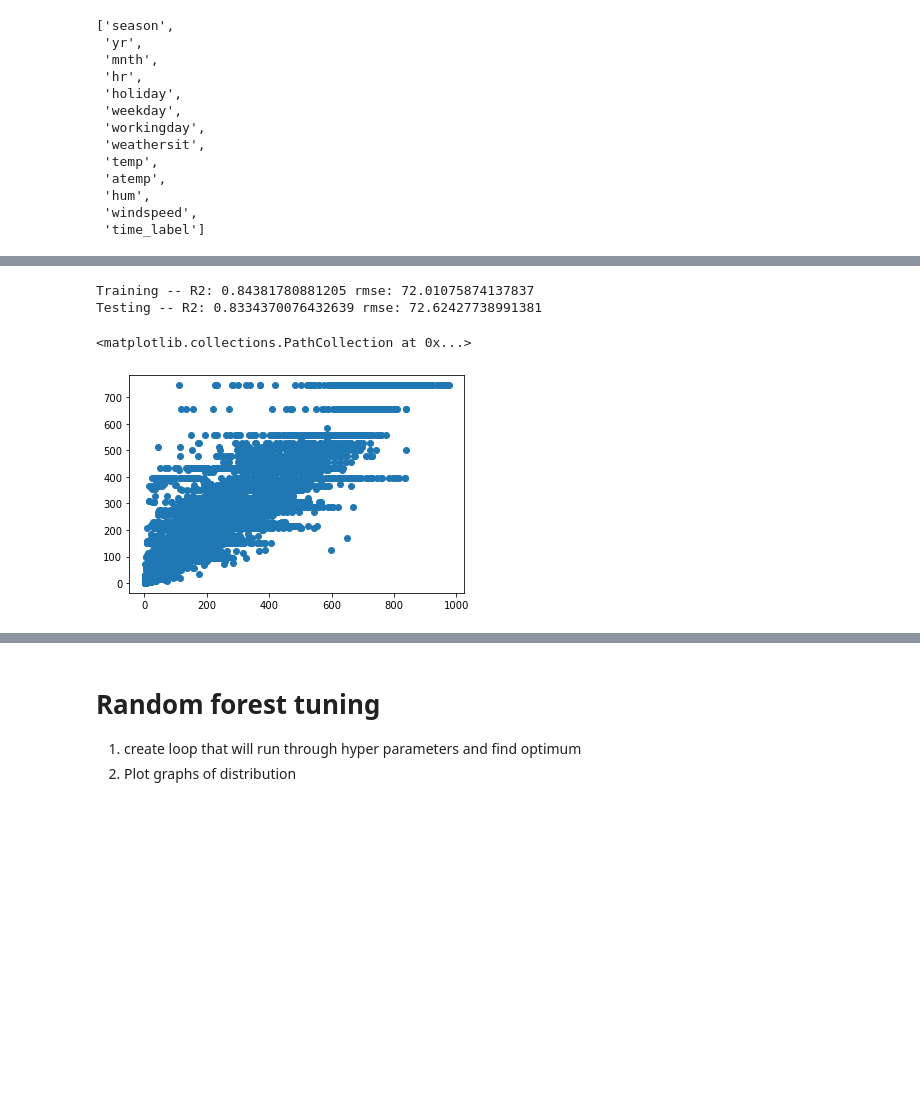
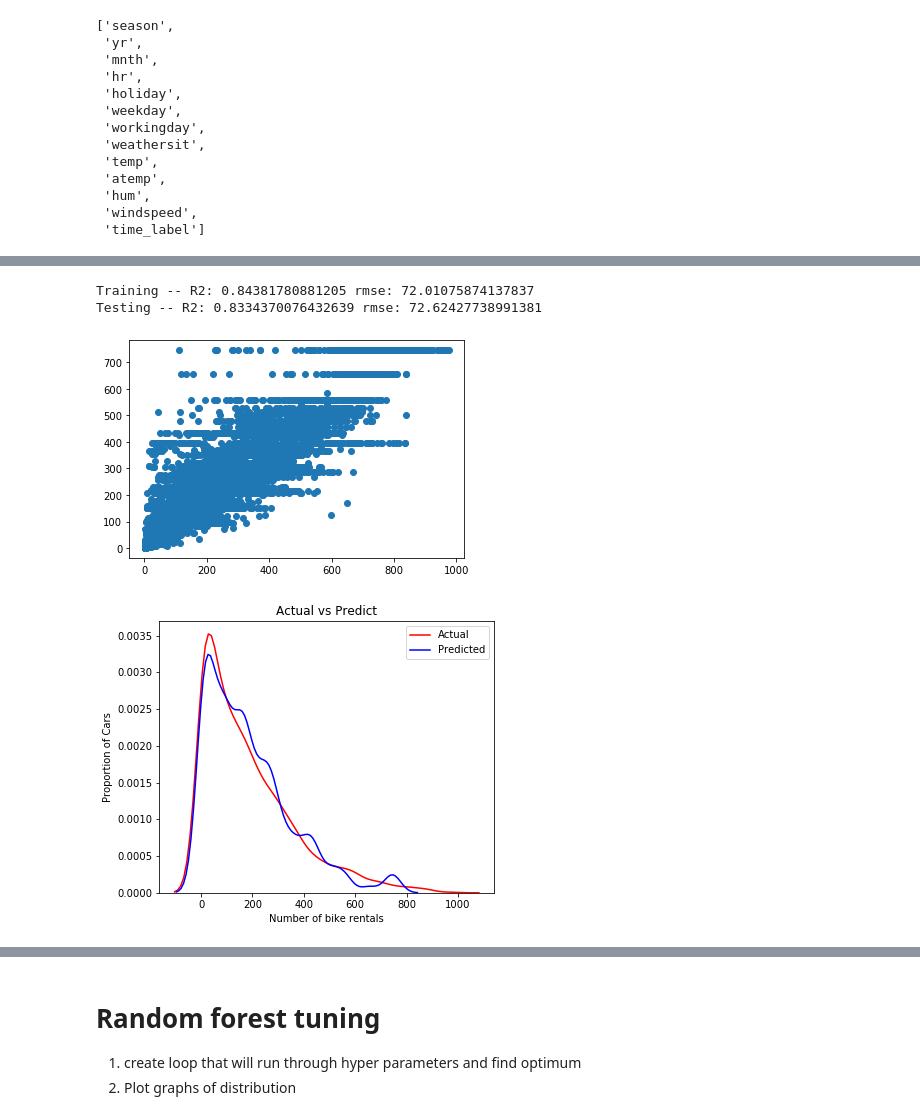
Before and after one commit to kobetryz/machine_learning_projects, a Jupyter notebook: Bike sharing/Bike rentals prediction.ipynb, the cells around one changed output, grey strips where cells are left out. Saved outputs shown, nothing was run; the diff lists cells and outputs as text; code cells hidden in the pictures; blank space fills up the shorter version.

```diff
--- a/Bike sharing/Bike rentals prediction.ipynb
+++ b/Bike sharing/Bike rentals prediction.ipynb
@@ -266,18 +282,19 @@ Testing -- R2: 0.4590379059694224 rmse: 130.88081305107033
 # %%
 ##.  DecisionTreeRegressor
 dec_model = DecisionTreeRegressor(max_depth=8,random_state=5)
 dec_model.fit(X_train,y_train)
 train_pred=dec_model.predict(X_train)
 test_pred = dec_model.predict(X_test)
 
 print('Training -- R2:', r2_score(y_train, train_pred), 'rmse:', mean_squared_error(y_train, train_pred)**0.5)
 print('Testing -- R2:', r2_score(y_test, test_pred), 'rmse:', mean_squared_error(y_test, test_pred)**0.5)
 plt.scatter(y_train, train_pred)
+DistributionPlot(y_test,test_pred, 'Actual','Predicted', 'Actual vs Predict')
 # %% [output]
 Training -- R2: 0.84381780881205 rmse: 72.01075874137837
 Testing -- R2: 0.8334370076432639 rmse: 72.62427738991381
-<matplotlib.collections.PathCollection at 0x...>
 [figure]
+[figure, added]
 # %%
 ##.  DecisionTreeRegressor
 ran_model = RandomForestRegressor(n_estimators=150, min_samples_leaf=8, random_state=5)
```
Also changed, not shown: parts of 3 cells of this notebook.
